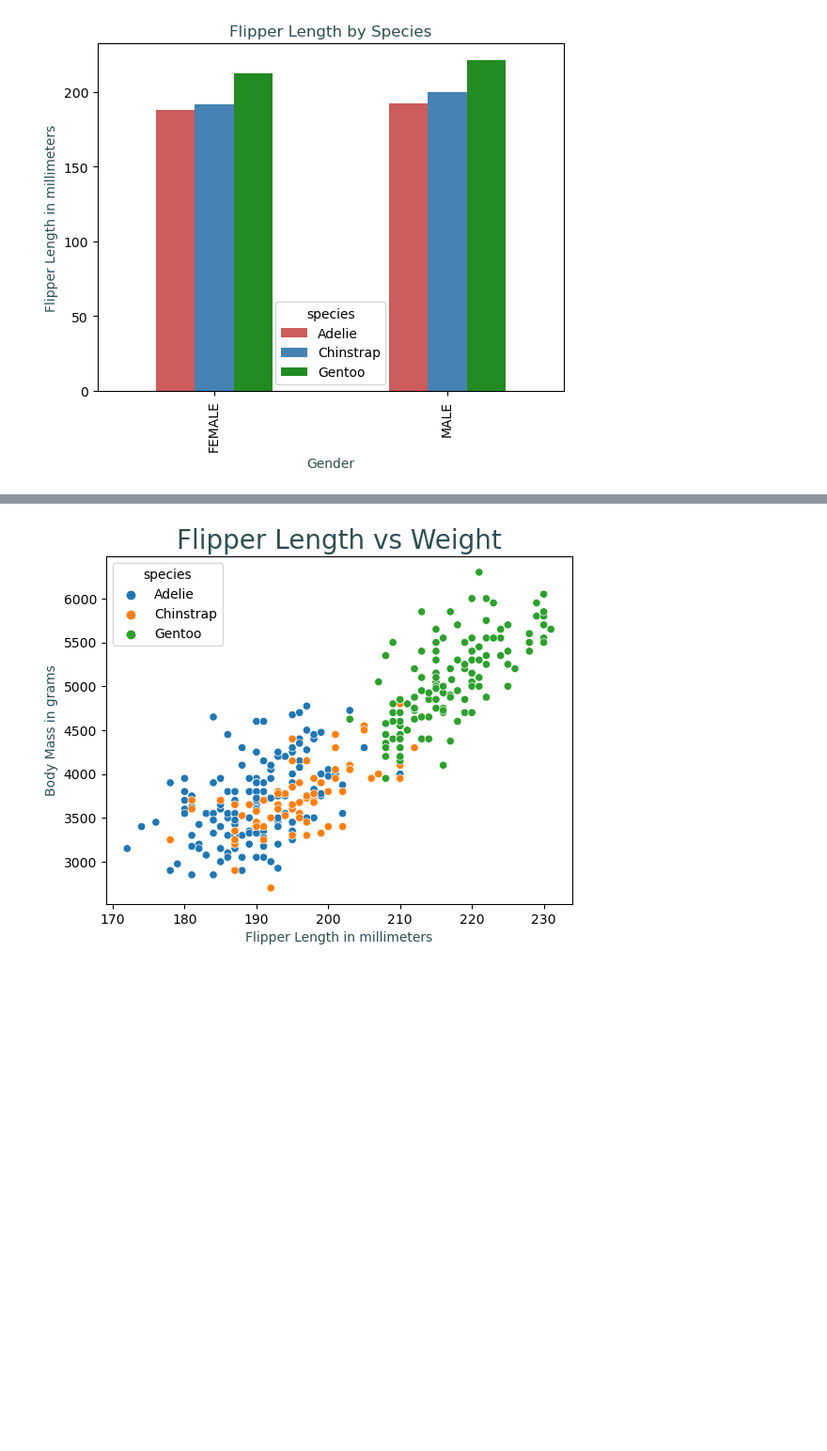
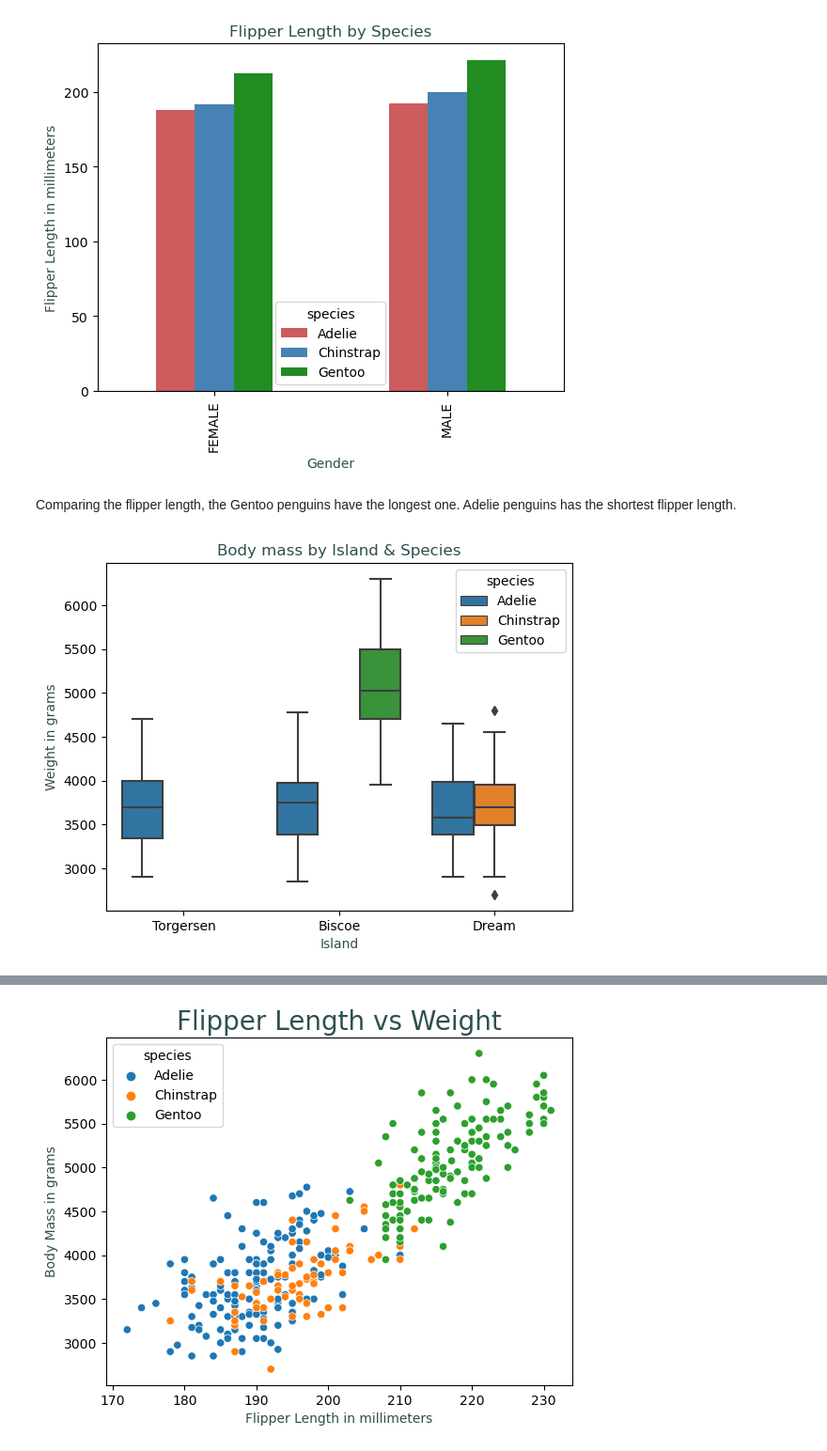
Before and after one commit to UWASIKLK/pda---mywork, a Jupyter notebook: penguins-project.ipynb, the cells around one changed output, grey strips where cells are left out. Shown at 94% size. Saved outputs shown, nothing was run; the diff lists cells and outputs as text; code cells hidden in the pictures; blank space fills up the shorter version.

```diff
--- a/penguins-project.ipynb
+++ b/penguins-project.ipynb
@@ -431,3 +441,15 @@ plt.title('Flipper Length by Species', color='darkslategray')
 plt.show()
 # %% [output]
 [figure]
+# %% [markdown]
+Comparing the flipper length, the Gentoo penguins have the longest one. Adelie penguins has the shortest flipper length.
+# %%
+# Creating a box plot using the island, weight and it is sort out by 3 species.
+
+box = sns.boxplot(x = 'island', y = 'body_mass_g', hue ='species', data = penguins)
+plt.xlabel('Island', color ='darkslategray')
+plt.ylabel('Weight in grams', color ='darkslategray')
+plt.title('Body mass by Island & Species', color ='darkslategray')
+plt.show()
+# %% [output]
+[figure, added]
```
Also changed, not shown: parts of 18 cells of this notebook.
